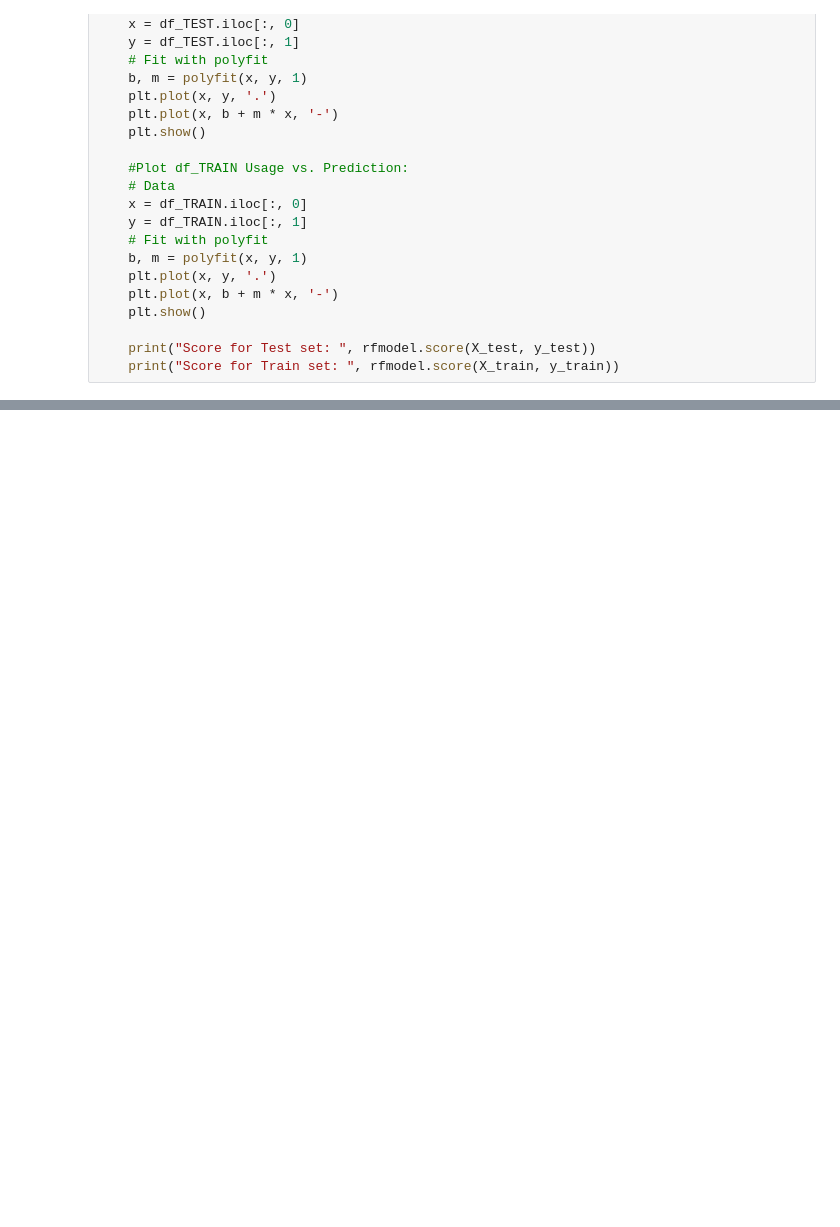
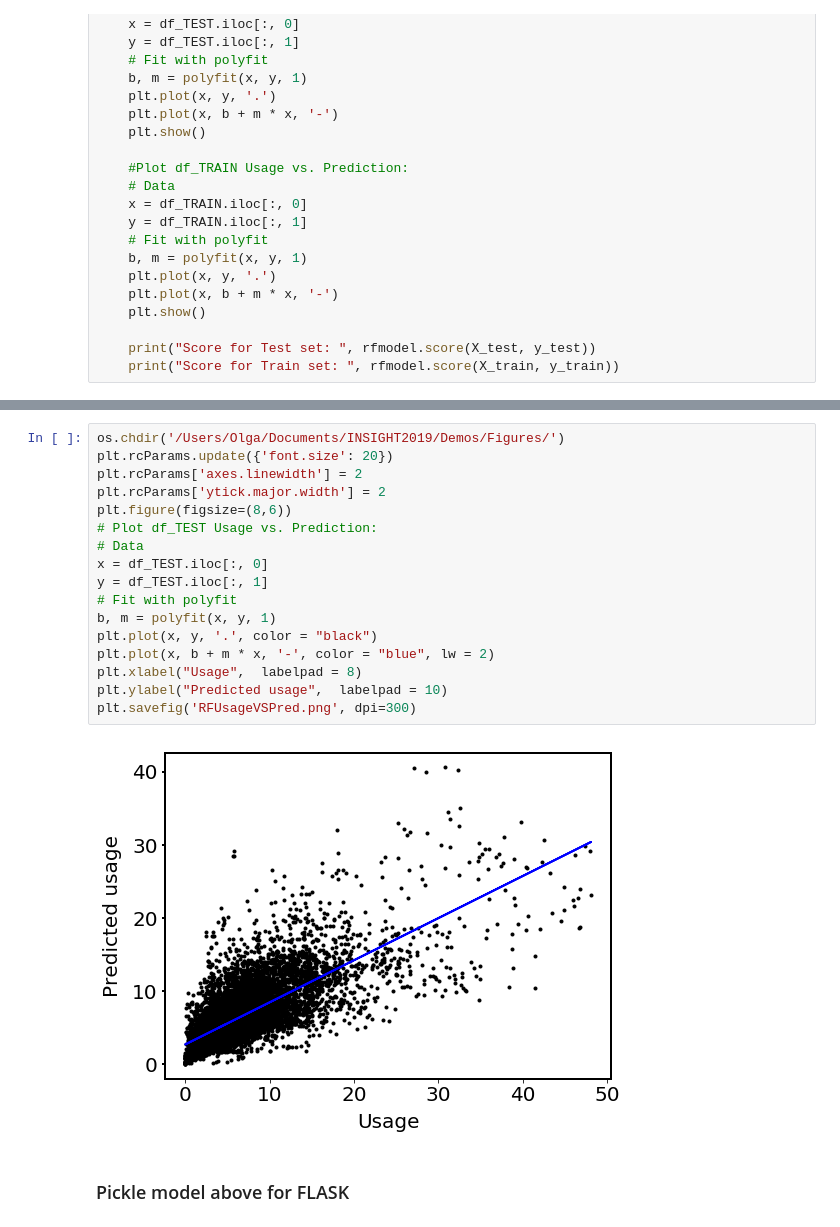
Before and after one commit to olgabane/Insight2019_LibraryProject, a Jupyter notebook: Library_Week3_Notebook8_RFContinuation.ipynb, the cells around one changed output, grey strips where cells are left out. Drawn from its saved outputs; the diff is of its cells as text; blank space fills up the shorter version.

```diff
--- a/Library_Week3_Notebook8_RFContinuation.ipynb
+++ b/Library_Week3_Notebook8_RFContinuation.ipynb
@@ -1321,0 +1027,21 @@ Same as RF above.
+# %%
+os.chdir('/Users/Olga/Documents/INSIGHT2019/Demos/Figures/')
+plt.rcParams.update({'font.size': 20})
+plt.rcParams['axes.linewidth'] = 2
+plt.rcParams['ytick.major.width'] = 2
+plt.figure(figsize=(8,6))
+# Plot df_TEST Usage vs. Prediction:
+# Data
+x = df_TEST.iloc[:, 0]
+y = df_TEST.iloc[:, 1]
+# Fit with polyfit
+b, m = polyfit(x, y, 1)
+plt.plot(x, y, '.', color = "black")
+plt.plot(x, b + m * x, '-', color = "blue", lw = 2)
+plt.xlabel("Usage",  labelpad = 8)
+plt.ylabel("Predicted usage",  labelpad = 10)
+plt.savefig('RFUsageVSPred.png', dpi=300)
+# %% [output]
+[figure, added]
+# %% [markdown]
+### Pickle model above for FLASK
```
Also changed, not shown: parts of 58 cells of this notebook.
